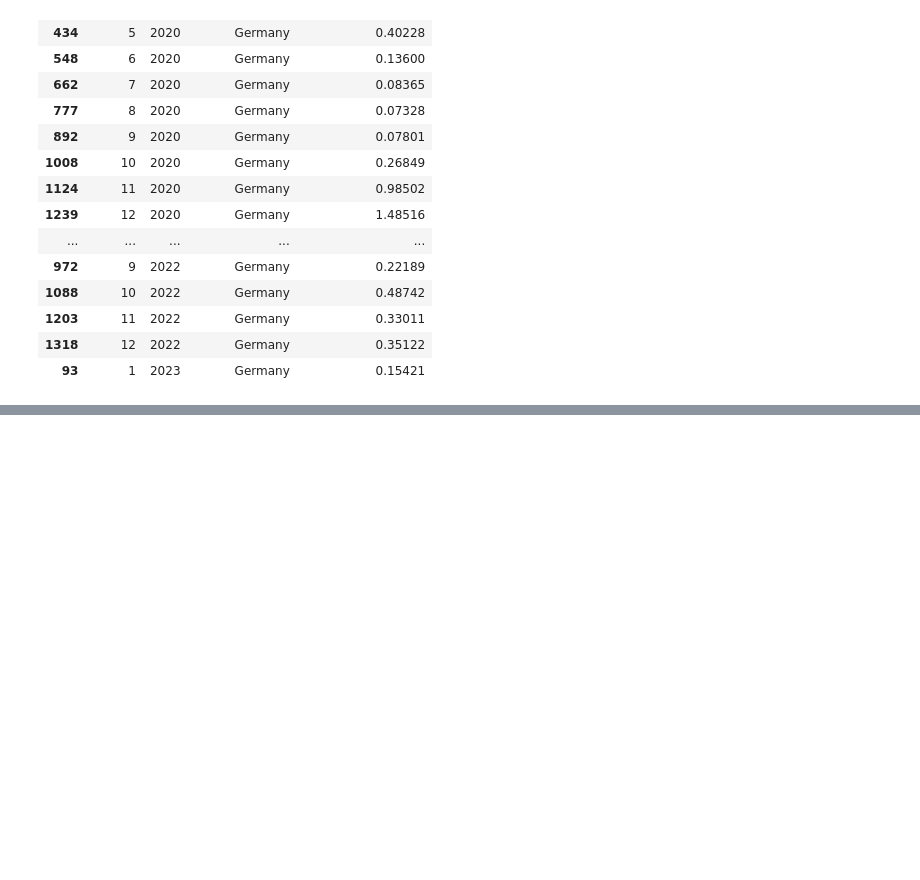
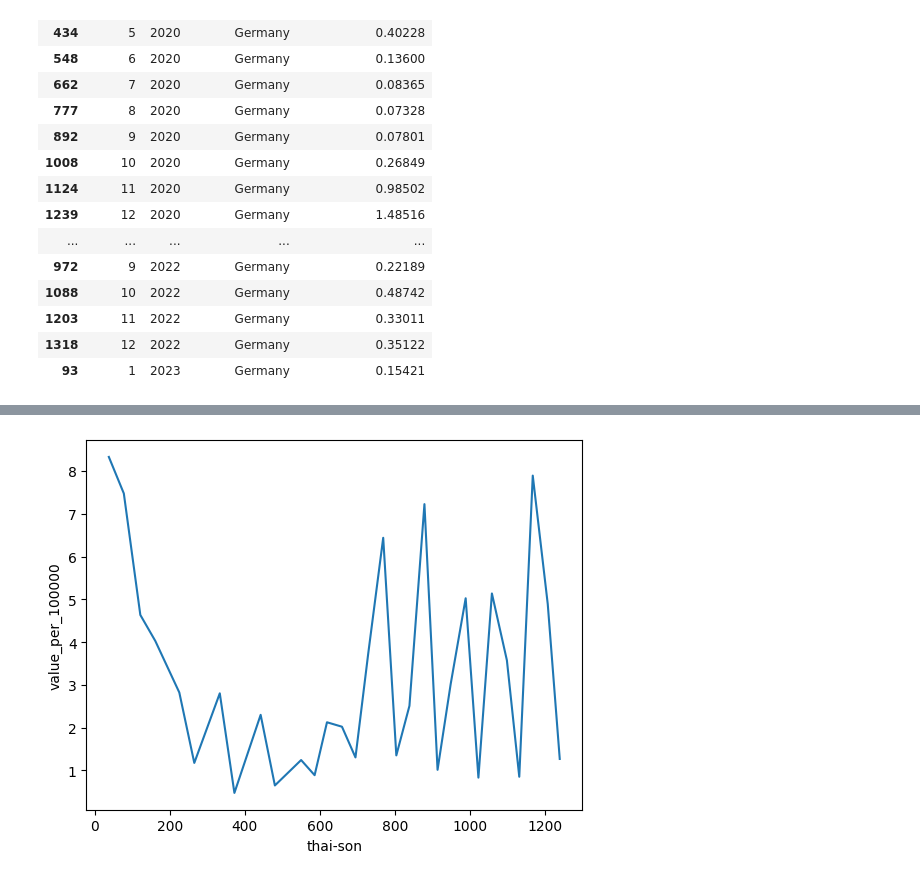
Before and after one commit to moshchev/smart_data, a Jupyter notebook: analyse.ipynb, the cells around one changed output, grey strips where cells are left out. Cells and saved outputs as stored; diff of their text form; code cells hidden in the pictures; blank space fills up the shorter version.

```diff
--- a/analyse.ipynb
+++ b/analyse.ipynb
@@ -465,0 +936,10 @@ result_hospitalizations[result_hospitalizations['country_name'] == 'Germany'].so
+# %%
+df_grouped = merged_hospitalizations_mort_inz_US.groupby(['date'])['value_per_100000', 'gestorben', 'inzidenz'].mean()
+
+# line plot of value_per_100000 over time
+plt.plot(merged_hospitalizations_mort_inz_US['value_per_100000'])
+plt.xlabel('thai-son')
+plt.ylabel('value_per_100000')
+plt.show()
+# %% [output]
+[figure, added]
```
Also changed, not shown: parts of 48 cells of this notebook.
